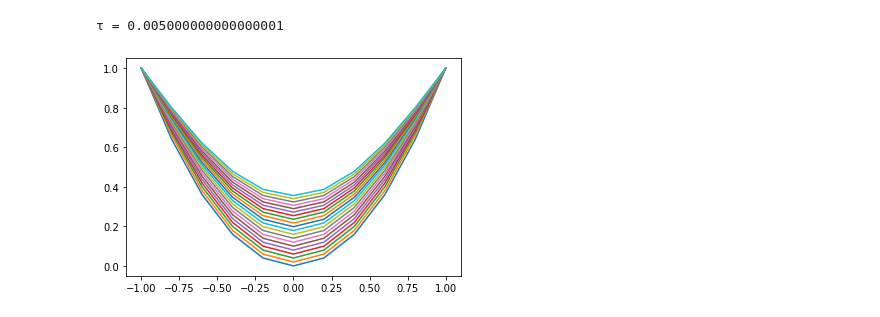
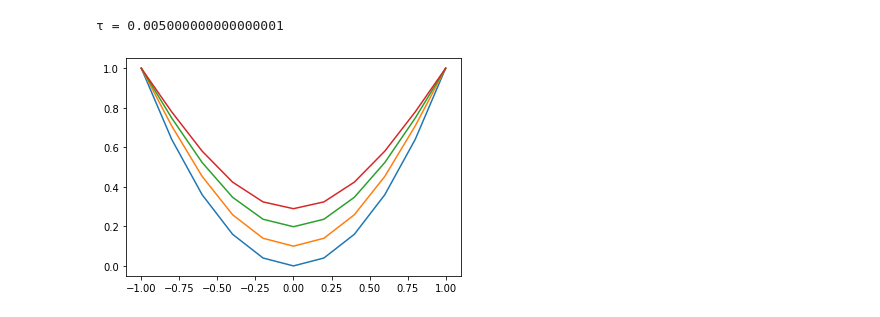
Before and after one commit to japanese-goblinn/labs, a Jupyter notebook: term5/MNA/lab3.ipynb, the cells around one changed output. Cells and saved outputs as stored; diff of their text form; code cells hidden in the pictures.

```diff
--- a/term5/MNA/lab3.ipynb
+++ b/term5/MNA/lab3.ipynb
@@ -289,6 +289,6 @@ for j in range(T - 1):
         ui = (1 - tau/h**2 * (k(x[i] + 0.5*h) + k(x[i] - 0.5*h))) * matrix[j, i]
         matrix[j + 1, i] = ui_plus + ui_minus + ui + tau * f(x[i]) * (1 - np.exp(-(tau * j)))
 # %%
-for i in range(0, T, 200):
+for i in range(0, T, 400):
     plot.plot(x, matrix[i])
 # %% [output]
@@ -341,7 +341,7 @@ for j in range(Nt - 1):
         ui = (1 - tau/h**2 * 2*k) * matrix[j, i]
         matrix[j + 1, i] = ui_plus + ui_minus + ui + tau * f(x[i], tau * j)
 # %%
-for i in range(0, Nt):
+for i in range(0, Nt, 5):
     plot.plot(x, matrix[i])
 # %% [output]
-[figure, old version]
+[figure, new version]
```
Also changed, not shown: parts of 2 cells of this notebook, 5 other files.
